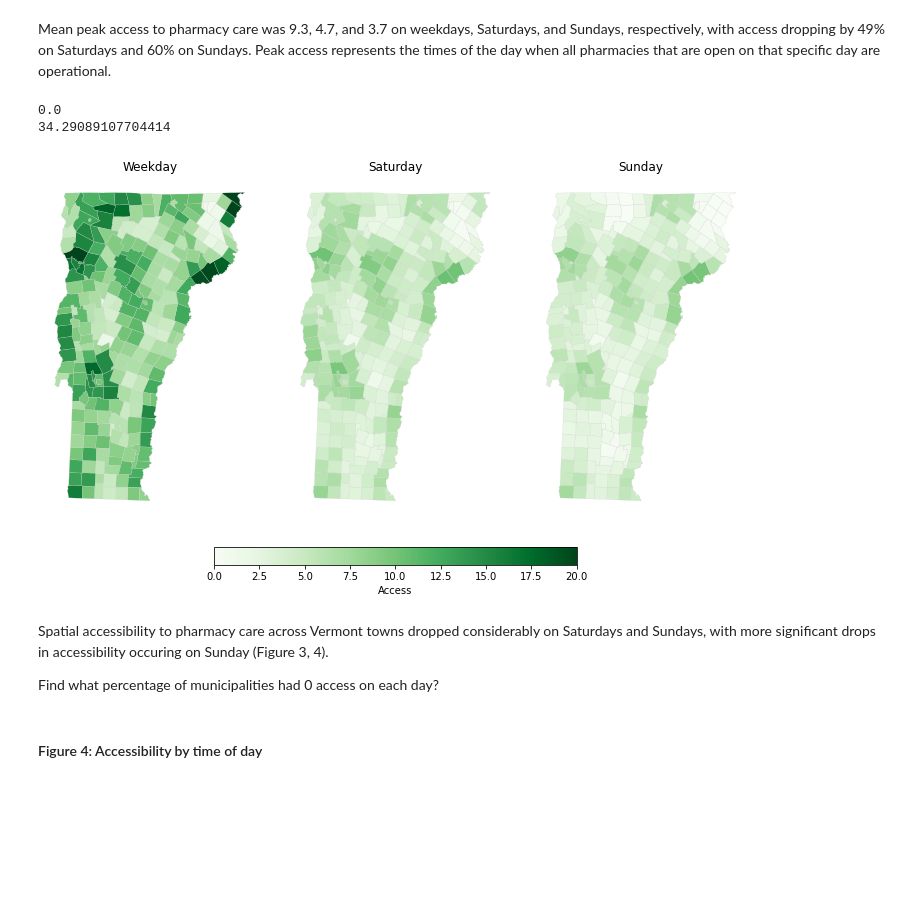
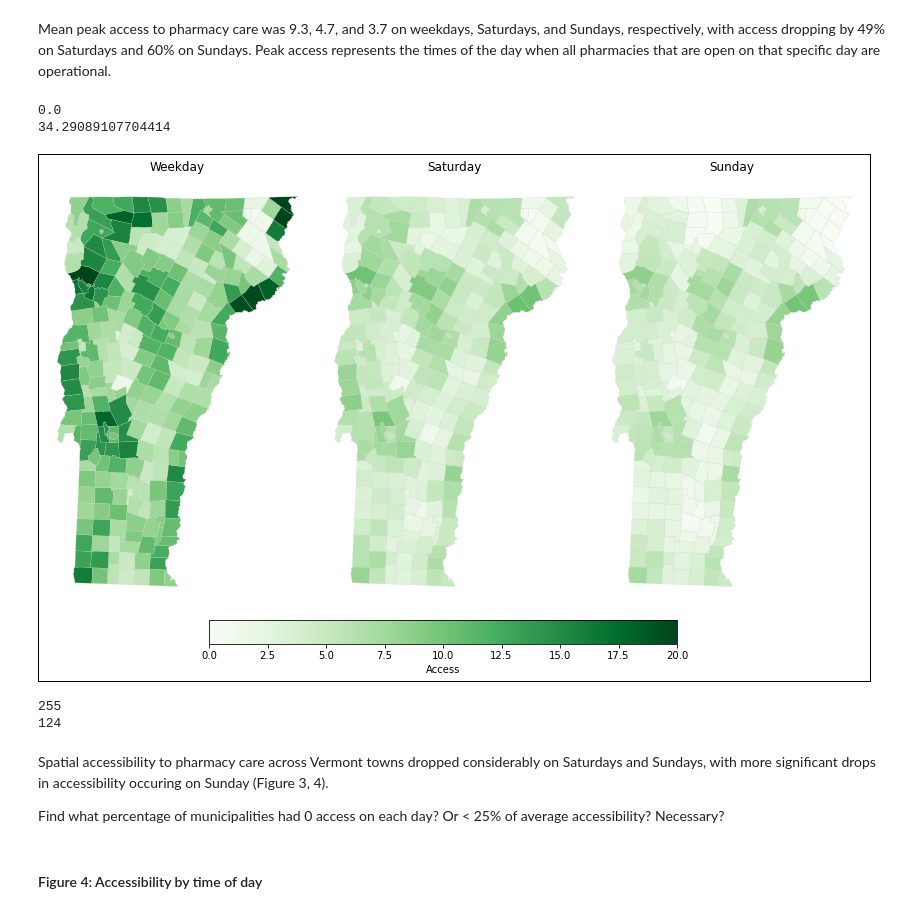
Before and after one commit to samroubin/VTPharmacy, a Jupyter notebook: procedure/code/01_Pharmacy_Accessibility.ipynb, the cells around one changed output. Drawn from its saved outputs; the diff is of its cells as text; code cells hidden in the pictures; blank space fills up the shorter version.

Commit message:
Results Plotting

```diff
--- a/procedure/code/01_Pharmacy_Accessibility.ipynb
+++ b/procedure/code/01_Pharmacy_Accessibility.ipynb
@@ -879,7 +879,7 @@ metropolitan_boundary = metropolitan_df.dissolve(by='necta')['geometry'].boundar
 micropolitan_boundary = micropolitan_df.dissolve(by='necta')['geometry'].boundary
 
 # Plot the map of weekday pharmacy accessibility
-fig, ax = plt.subplots(figsize=(10, 10))
+fig, ax = plt.subplots(figsize=(12, 12))
 mapping_df.plot(column='access_w', cmap='Greens', legend = False, legend_kwds={'label':'Access','orientation': 'vertical'}, ax=ax, vmax=20)
 
 # Plot only the merged exterior boundaries of the 'Metropolitan NECTA' group
@@ -896,6 +896,10 @@ ax.legend(handles=legend_elements, loc='lower right', fontsize=12, bbox_to_ancho
 colorbar = plt.cm.ScalarMappable(cmap='Greens', norm=plt.Normalize(vmin=0, vmax=20))
 cbar = plt.colorbar(colorbar, shrink = .5, pad=.02, label = 'Access', location="bottom")
 
+#fig.patch.set_edgecolor('black') #Border
+#fig.patch.set_linewidth(2)
+#plt.subplots_adjust(right = .84)
+
 plt.title('Pharmacy Accessibility during Conventional \n Weekday Business Hours ')
 plt.xlabel('Longitude')
 plt.ylabel('Latitude')
@@ -977,35 +981,46 @@ Mean peak access to pharmacy care was 9.3, 4.7, and 3.7 on weekdays, Saturdays,
 # %%
 # Map by day of the week
 mapping_df1 = mapping_df
 print(mapping_df1[['access_w', 'access_s', 'access_su']].min().min())  # Min accessibility value
 print(mapping_df1[['access_w', 'access_s', 'access_su']].max().max())  # Max accessibility value
 
 fig, axs = plt.subplots(1, 3, figsize=(13, 8))
 plt.subplots_adjust(wspace=.05)
 
 for i, column in enumerate(['access_w', 'access_s', 'access_su']):
     ax = axs[i]
     mapping_df1.plot(column=column, cmap='Greens', linewidth=0.2, ax=ax, edgecolor='0.8', legend=False,
                 vmin=0, vmax=20)
     axs[0].set_title('Weekday')
     axs[1].set_title('Saturday')
     axs[2].set_title('Sunday')
     ax.axis('off')
 
 cbar = fig.colorbar(plt.cm.ScalarMappable(norm=plt.Normalize(vmin=0, vmax=20), cmap='Greens'), ax=axs, #Max was set to 20 for visualization purposes
                     orientation='horizontal', pad = .07, shrink = .5)
 cbar.set_label('Access')
 
-#plt.tight_layout()
+fig.patch.set_edgecolor('black') #Border
+fig.patch.set_linewidth(2)       #Border
+plt.subplots_adjust(right = 1)
+
+cbar.ax.set_position([0.3,0.05,.5,0.05])
+
 plt.show()
 # %% [output]
 0.0
 34.29089107704414
-[figure, old version]
+[figure, new version]
+# %%
+print(len(mapping_df1))
+print((mapping_df1['access_w'] < 8.6).sum())
+# %% [output]
+255
+124
 # %% [markdown]
 Spatial accessibility to pharmacy care across Vermont towns dropped considerably on Saturdays and Sundays, with more significant drops in accessibility occuring on Sunday (Figure 3, 4).
 
-Find what percentage of municipalities had 0 access on each day?
+Find what percentage of municipalities had 0 access on each day? Or < 25% of average accessibility? Necessary?
 # %% [markdown]
 #### Figure 4: Accessibility by time of day
 # %%
```
Also changed, not shown: parts of 10 cells of this notebook.
